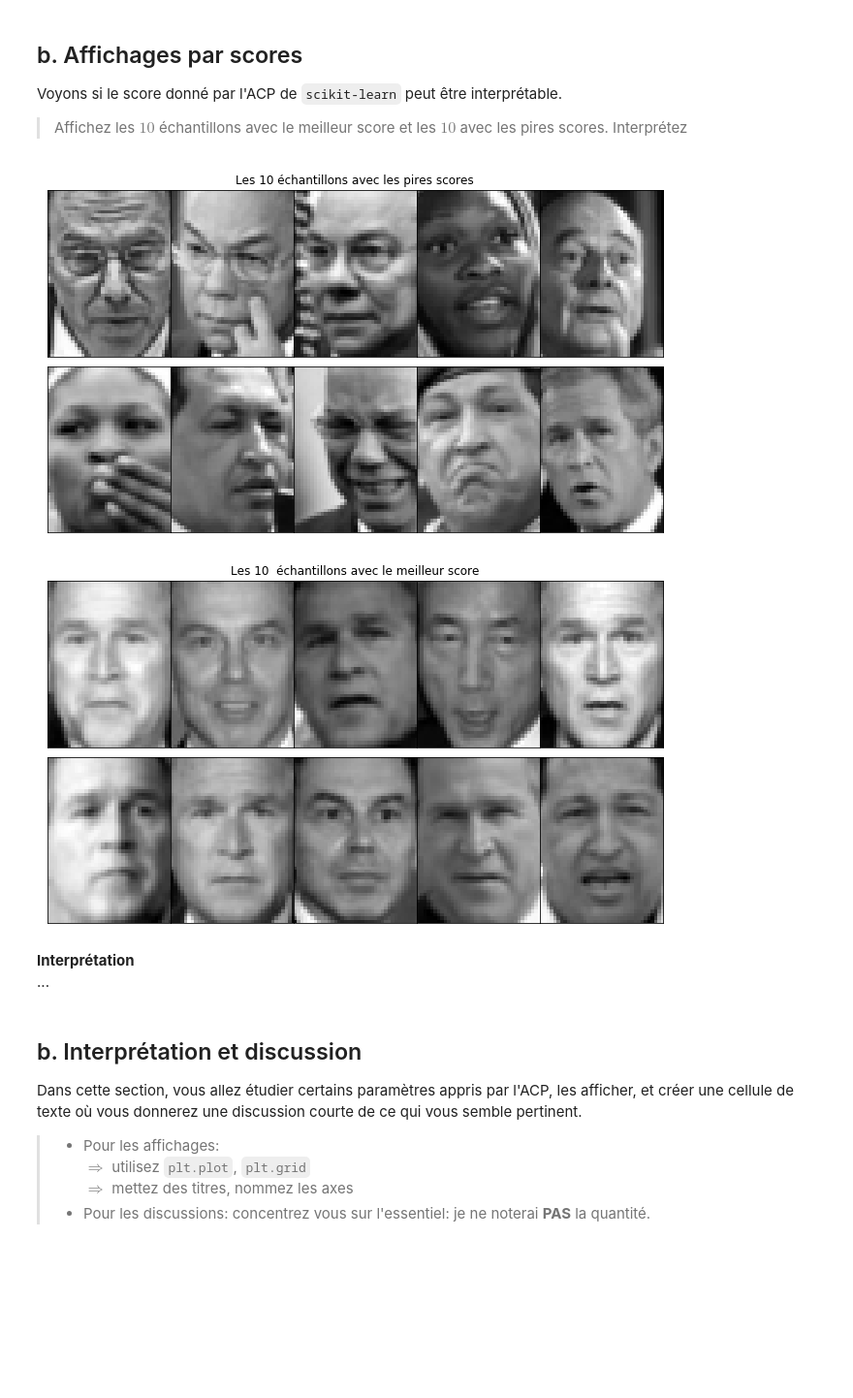
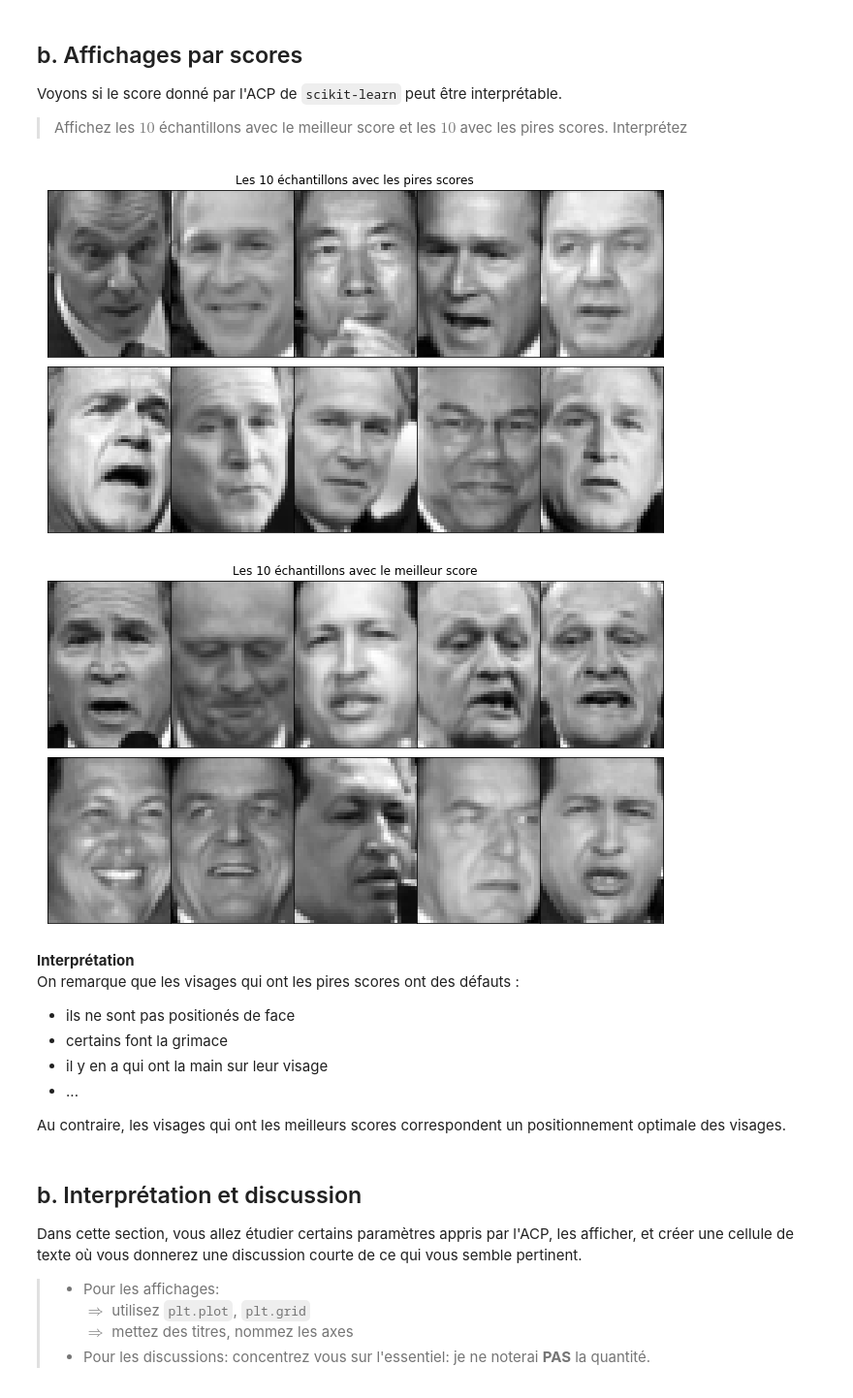
Before and after one commit to campusplage/compte-rendus-pellegrin-nagaratnam, a Jupyter notebook: TP2_sklearn.ipynb, the cells around one changed output. Shown: that part at 97% size. Saved outputs shown, nothing was run; the diff lists cells and outputs as text; code cells hidden in the pictures; blank space fills up the shorter version.

```diff
--- a/TP2_sklearn.ipynb
+++ b/TP2_sklearn.ipynb
@@ -312,22 +312,28 @@ Voyons si le score donné par l'ACP de `scikit-learn` peut être interprétable.
 > Affichez les $10$ échantillons avec le meilleur score et les $10$ avec les pires scores. Interprétez
 # %%
 # extraction et tri des scores
-pca = PCA(n_components = 200).fit(d.data) # on crée l'objet pca, et entraine le sur les données
+pca = PCA(n_components = 200, whiten=True).fit(d.data) # on crée l'objet pca, et entraine le sur les données
 data_pca = pca.transform(d.data) # on calcule la transformée des images par ACP
 reconstruction = pca.inverse_transform(data_pca) # on calcule la reconstruction correspondante
 score = pca.score_samples(d.data)
 
 # Affichage les 10 images avec le score le plus faible, et celles avec le score le plus élevé
 liste_min = np.argsort(score)[:10]
 liste_max = np.argsort(score)[-10:]
 plot_images(d.data[liste_min],'Les 10 échantillons avec les pires scores', 2, 5)
-plot_images(d.data[liste_max],'Les 10  échantillons avec le meilleur score', 2, 5)
+plot_images(d.data[liste_max],'Les 10 échantillons avec le meilleur score', 2, 5)
 # %% [output]
-[figure, old version]
+[figure, new version]
-[figure, old version]
+[figure, new version]
-# %% [markdown]
-__Interprétation__
-...
+# %% [markdown]
+__Interprétation__
+On remarque que les visages qui ont les pires scores ont des défauts :
+* ils ne sont pas positionés de face
+* certains font la grimace
+* il y en a qui ont la main sur leur visage
+* ...
+
+Au contraire, les visages qui ont les meilleurs scores correspondent un positionnement optimale des visages.
 # %% [markdown]
 ## b. Interprétation et discussion
 
```
Also changed, not shown: parts of 7 cells of this notebook.
